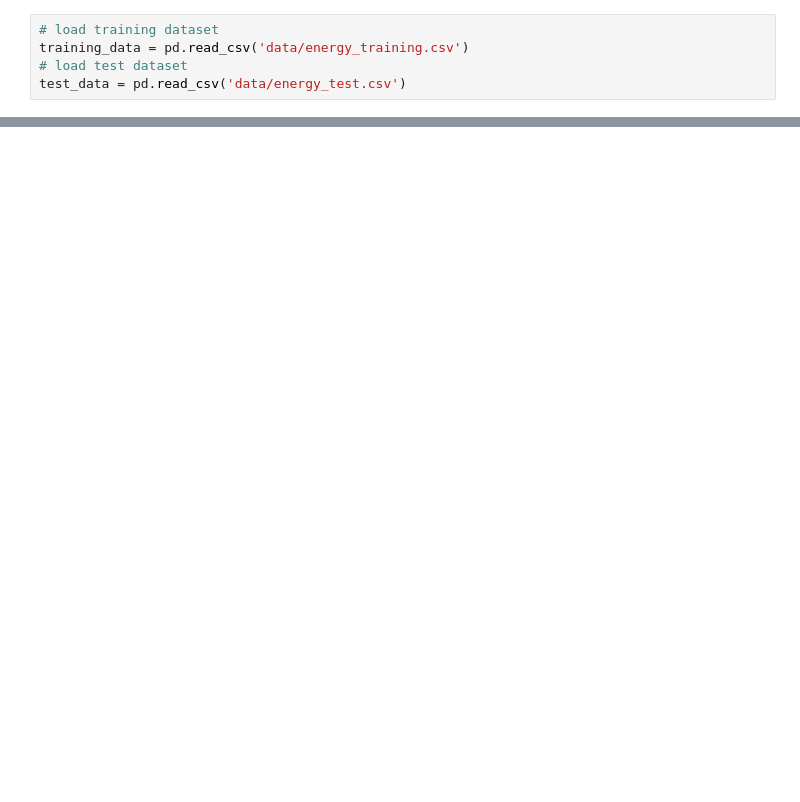
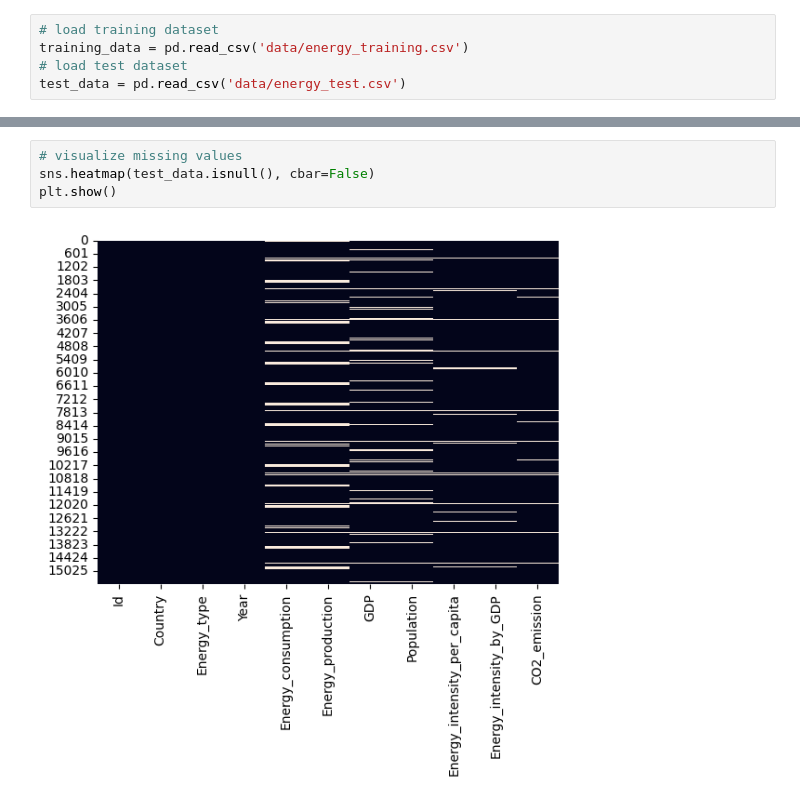
Before and after one commit to Ewnn/K-MeansClustering, a Jupyter notebook: main.ipynb, the cells around one changed output, grey strips where cells are left out. Drawn from its saved outputs; the diff is of its cells as text; blank space fills up the shorter version.

```diff
--- a/main.ipynb
+++ b/main.ipynb
@@ -67,0 +205,6 @@ dtype: int64
+# %%
+# visualize missing values
+sns.heatmap(test_data.isnull(), cbar=False)
+plt.show()
+# %% [output]
+[figure, added]
```
Also changed, not shown: parts of 18 cells of this notebook, 1 other file.
